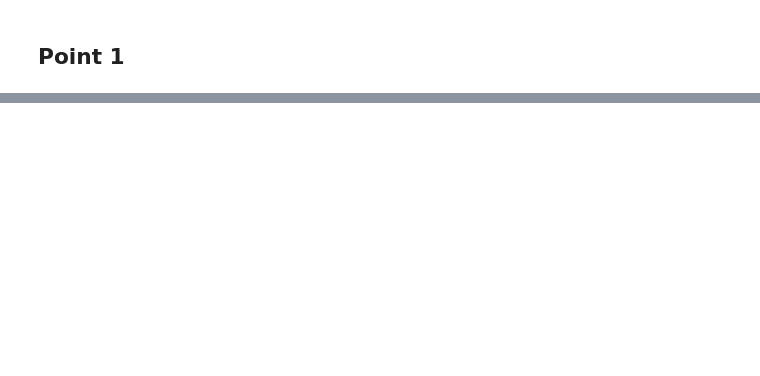
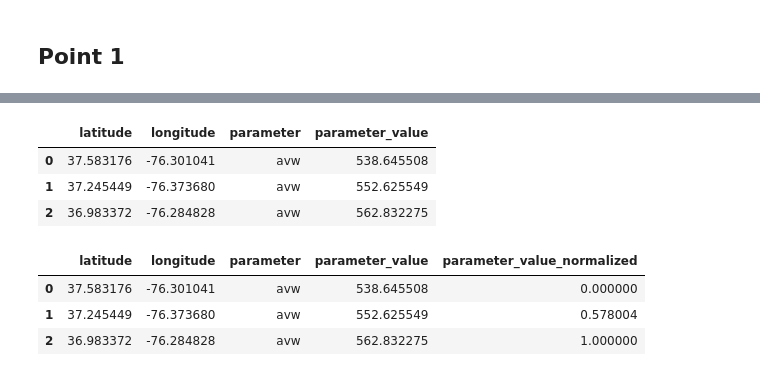
Before and after one commit to emilym012/CLAP, a Jupyter notebook: pace_pull_parameters.ipynb, the cells around one changed output, grey strips where cells are left out. Saved outputs shown, nothing was run; the diff lists cells and outputs as text; code cells hidden in the pictures; blank space fills up the shorter version.

```diff
--- a/pace_pull_parameters.ipynb
+++ b/pace_pull_parameters.ipynb
@@ -287,0 +517,2 @@ for i in coordinates:
+# %%
+dataset = dataset.set_coords(("longitude", "latitude"))
@@ -287,0 +541,5 @@ for i in coordinates:
+# %%
+# set the parameter of interest
+# IOP: Kd or bbp_442,
+# AOP: avw
+param = 'avw'
@@ -287,0 +627,27 @@ for i in coordinates:
+# %%
+# create a dataframe using arrays created above
+df_final = pd.DataFrame({'latitude':lat_val, 'longitude':lon_val, 'parameter':param_name, 'parameter_value':param_val})
+df_final
+# %% [output]
+|  | latitude | longitude | parameter | parameter_value |
+| 0 | 37.583176 | -76.301041 | avw | 538.645508 |
+| 1 | 37.245449 | -76.373680 | avw | 552.625549 |
+| 2 | 36.983372 | -76.284828 | avw | 562.832275 |
+# %%
+# add normalized parameter value
+# method: subtract minimum and divide by range
+
+# find minimum and range
+min_param = min(df_final['parameter_value'])
+max_param = max(df_final['parameter_value'])
+range_param = max_param - min_param
+
+# normalize each value
+df_final['parameter_value_normalized'] = (df_final['parameter_value'] - min_param)/range_param
+# %%
+df_final
+# %% [output]
+|  | latitude | longitude | parameter | parameter_value | parameter_value_normalized |
+| 0 | 37.583176 | -76.301041 | avw | 538.645508 | 0.000000 |
+| 1 | 37.245449 | -76.373680 | avw | 552.625549 | 0.578004 |
+| 2 | 36.983372 | -76.284828 | avw | 562.832275 | 1.000000 |
```
Also changed, not shown: parts of 63 cells of this notebook.
